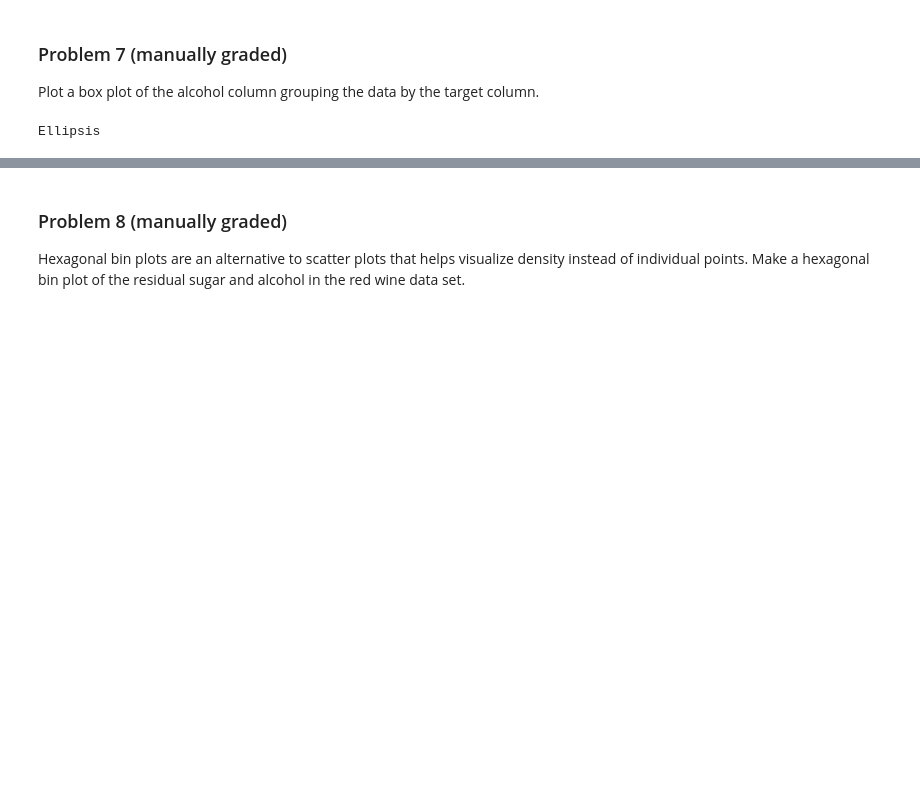
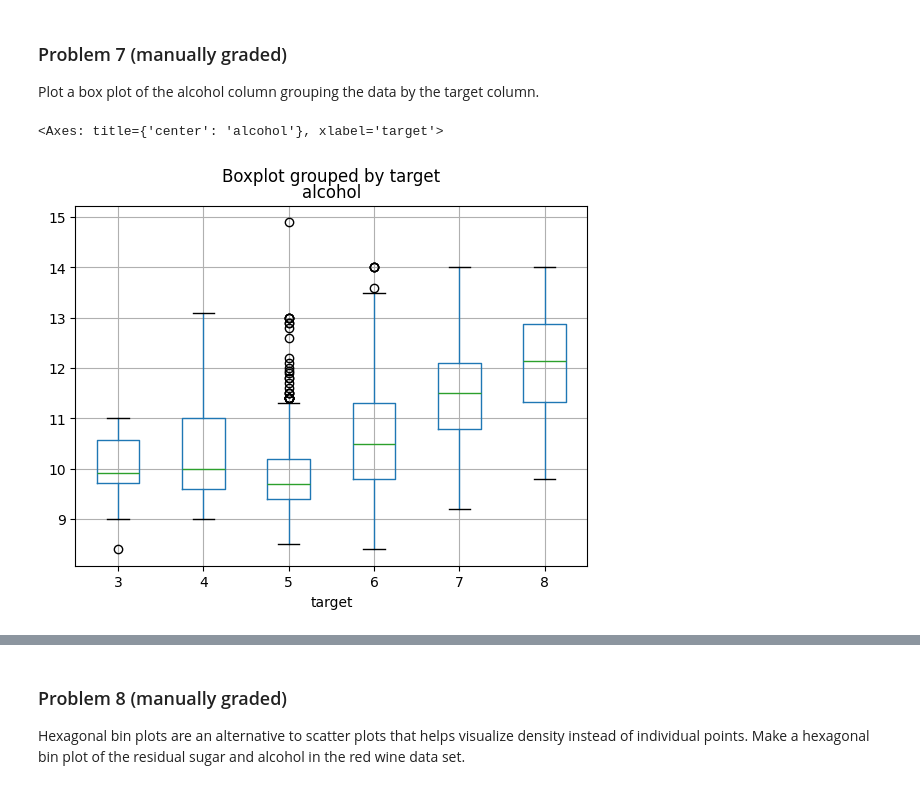
Before and after one commit to salil82/dx602-homework-10, a Jupyter notebook: homework.ipynb, the cells around one changed output, grey strips where cells are left out. Drawn from its saved outputs; the diff is of its cells as text; code cells hidden in the pictures; blank space fills up the shorter version.

```diff
--- a/homework.ipynb
+++ b/homework.ipynb
@@ -150,9 +150,10 @@ Plot a box plot of the alcohol column grouping the data by the target column.
 # %%
 # YOUR CHANGES HERE
 
-...
+red_wine.boxplot(column="alcohol", by="target")
 # %% [output]
-Ellipsis
+<Axes: title={'center': 'alcohol'}, xlabel='target'>
+[figure, added]
 # %% [markdown]
 <div style="page-break-after: always;"></div>
 # %% [markdown]
```
Also changed, not shown: parts of 23 cells of this notebook.
